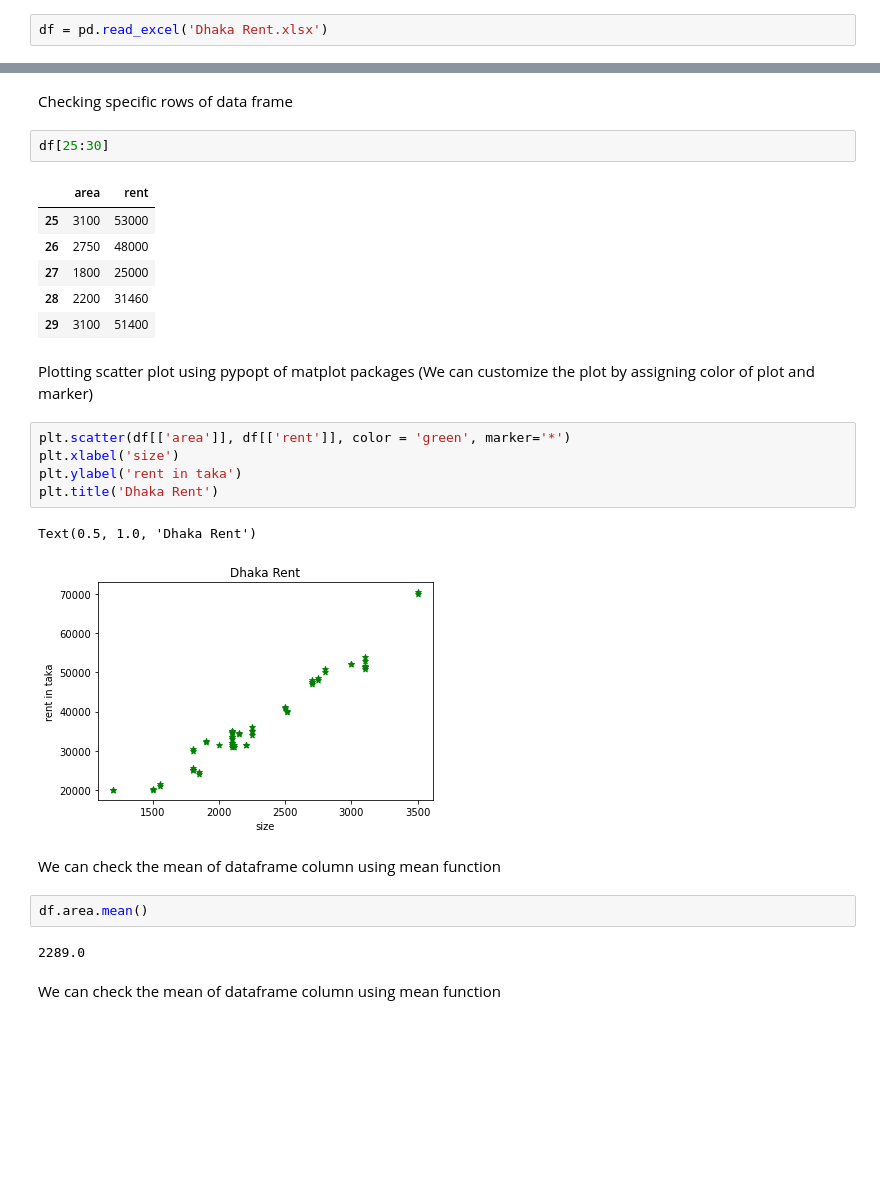
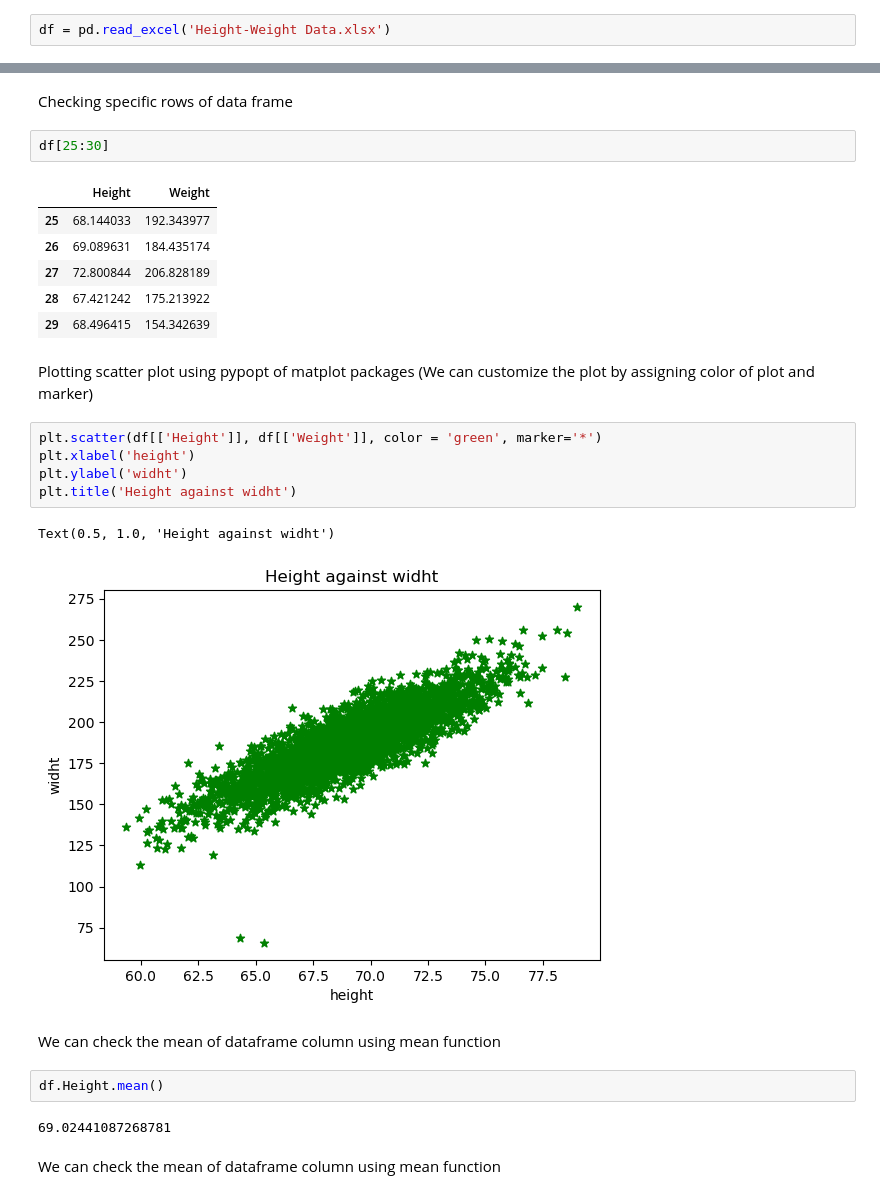
Before and after one commit to amitranjandas-ds/assignment_04, a Jupyter notebook: Assignment_o4_code.ipynb, the cells around one changed output, grey strips where cells are left out. Saved outputs shown, nothing was run; the diff lists cells and outputs as text; blank space fills up the shorter version.

```diff
--- a/Assignment_o4_code.ipynb
+++ b/Assignment_o4_code.ipynb
@@ -61,7 +57,7 @@ df.head()
 # %% [markdown]
 To load data from excel file to dataframe we use read_excel('file name') in python
 # %%
-df = pd.read_excel('Dhaka Rent.xlsx')
+df = pd.read_excel('Height-Weight Data.xlsx')
 # %% [markdown]
 We can limit the head(number of record) function to check number of records
 # %%
@@ -145,28 +131,28 @@ Checking specific rows of data frame
 # %%
 df[25:30]
 # %% [output]
-|  | area | rent |
-| 25 | 3100 | 53000 |
-| 26 | 2750 | 48000 |
-| 27 | 1800 | 25000 |
-| 28 | 2200 | 31460 |
-| 29 | 3100 | 51400 |
+|  | Height | Weight |
+| 25 | 68.144033 | 192.343977 |
+| 26 | 69.089631 | 184.435174 |
+| 27 | 72.800844 | 206.828189 |
+| 28 | 67.421242 | 175.213922 |
+| 29 | 68.496415 | 154.342639 |
 # %% [markdown]
 Plotting scatter plot using pypopt of matplot packages (We can customize the plot by assigning color of plot and marker)
 # %%
-plt.scatter(df[['area']], df[['rent']], color = 'green', marker='*')
-plt.xlabel('size')
-plt.ylabel('rent in taka')
-plt.title('Dhaka Rent')
+plt.scatter(df[['Height']], df[['Weight']], color = 'green', marker='*')
+plt.xlabel('height')
+plt.ylabel('widht')
+plt.title('Height against widht')
 # %% [output]
-Text(0.5, 1.0, 'Dhaka Rent')
+Text(0.5, 1.0, 'Height against widht')
-[figure, old version]
+[figure, new version]
 # %% [markdown]
 We can check the mean of dataframe column using mean function
 # %%
-df.area.mean()
+df.Height.mean()
 # %% [output]
-2289.0
+69.02441087268781
 # %% [markdown]
 We can check the mean of dataframe column using mean function
 # %%
```
Also changed, not shown: parts of 31 cells of this notebook, 1 other file.
